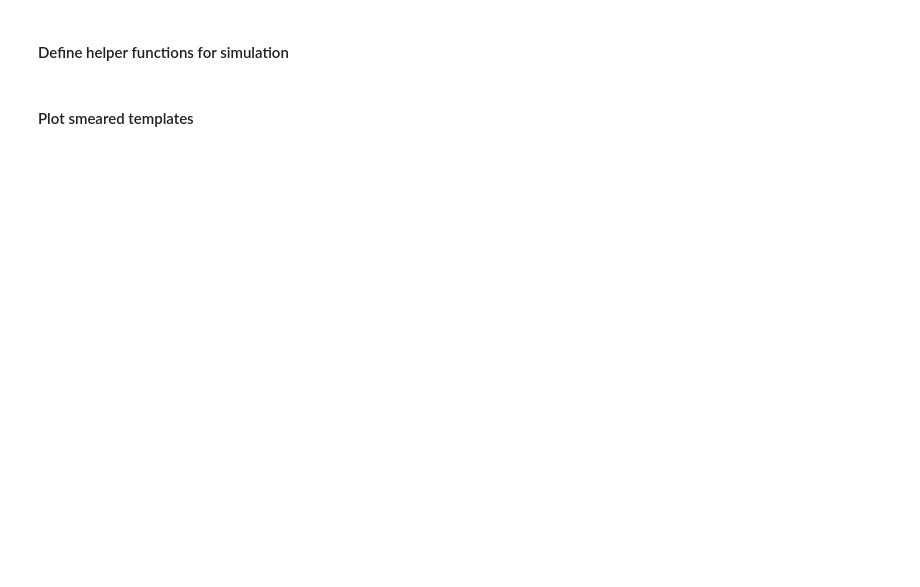
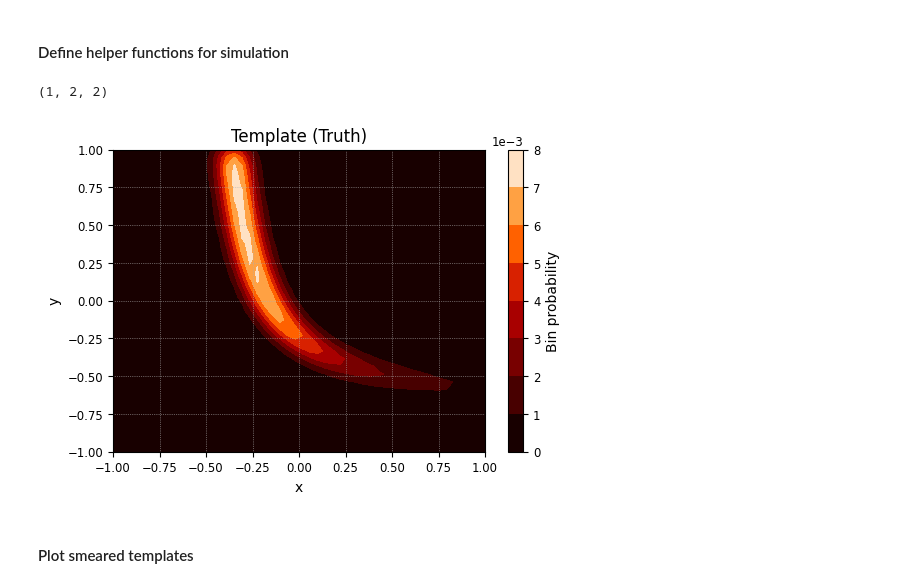
Before and after one commit to ssclafani949/DNNCascade, a Jupyter notebook: notebooks/pdf_construction/asymmetric_uncertainty_contours.ipynb, the cells around one changed output. Cells and saved outputs as stored; diff of their text form; code cells hidden in the pictures; blank space fills up the shorter version.

```diff
--- a/notebooks/pdf_construction/asymmetric_uncertainty_contours.ipynb
+++ b/notebooks/pdf_construction/asymmetric_uncertainty_contours.ipynb
@@ -26,6 +26,8 @@ import histlite as hl
 import healpy
 import pickle
 import socket
+from numpy.random import SeedSequence, default_rng
 healpy.disable_warnings()
 plt.rc('figure', facecolor = 'w')
 plt.rc('figure', dpi=100)
+drng = default_rng()
@@ -38,7 +44,7 @@ host_name = socket.gethostname()
 
 if 'cobalt' in host_name:
     print('Working on Cobalts')
-    plot_dir = '/home/mhuennefeld/public_html/analyses/DNNCascade/plots/pdf_construction/asymmetric_uncertainty_contours'
+    plot_dir = './plotdir'
 
 else:
     raise ValueError('Unknown host:', host_name)
@@ -80,8 +88,8 @@ from copy import deepcopy
 cfg_circularized = {
     'bin_dims': (50, 40),
     'n_background': 10000,
-    'cov_true': np.array([[0.02, 0.], [0., 0.08]]),  # true uncertainty contours
-    'cov_rec': np.array([[0.05, 0.], [0., 0.05]]),  # assumed uncertainty contours
+    'cov_true': (((1, 0.), (0., 0.02))),  # true uncertainty contours
+    'cov_rec':  (((0.05, 0.), (0., 0.05))),  # assumed uncertainty contours
 }
 cfg_perfect = deepcopy(cfg_circularized)
 cfg_perfect['cov_rec'] = cfg_perfect['cov_true']
@@ -89,8 +97,8 @@ cfg_perfect['cov_rec'] = cfg_perfect['cov_true']
 cfg_coverage = {
     'bin_dims': (50, 40),
     'n_background': 10000,
-    'cov_true': np.array([[0.05, 0.], [0., 0.05]]),  # true uncertainty contours
-    'cov_rec': np.array([[0.05, 0.], [0., 0.05]]),  # assumed uncertainty contours
+    'cov_true': (((0.05, 0.), (0., 0.05))),  # true uncertainty contours
+    'cov_rec': (((0.05, 0.), (0., 0.05))),  # assumed uncertainty contours
 }
 
 cfg_dict = {
@@ -152,9 +169,9 @@ def multivariate_gaussian(pos, mu, cov):
     return np.exp(-fac / 2) / N
 
 
-def get_coordinates(cfg):
-    x = np.linspace(-1, 1, cfg['bin_dims'][0])
-    y = np.linspace(-1, 1, cfg['bin_dims'][1])
+def get_coordinates(bin_dims):
+    x = np.linspace(-1, 1, bin_dims[0])
+    y = np.linspace(-1, 1, bin_dims[1])
 
     X, Y = np.meshgrid(x, y)
 
@@ -167,21 +184,21 @@ def get_coordinates(cfg):
     return X, Y, X_flat, Y_flat
 
 
-def idx_to_coordinates(x_idx, y_idx, cfg):
-    x_mids = np.linspace(-1, 1, cfg['bin_dims'][0])
-    y_mids = np.linspace(-1, 1, cfg['bin_dims'][1])
+def idx_to_coordinates(x_idx, y_idx, bin_dims):
+    x_mids = np.linspace(-1, 1, bin_dims[0])
+    y_mids = np.linspace(-1, 1, bin_dims[1])
 
     x = x_mids[np.atleast_1d(x_idx)]
     y = y_mids[np.atleast_1d(y_idx)]
     return np.array((x, y)).T
 
-def flat_idx_to_coordinates(flat_idx, cfg):
-    x_idx, y_idx = np.unravel_index(flat_idx, shape=cfg['bin_dims'])
-    return idx_to_coordinates(x_idx=x_idx, y_idx=y_idx, cfg=cfg)
+def flat_idx_to_coordinates(flat_idx, bin_dims):
+    x_idx, y_idx = np.unravel_index(flat_idx, shape=bin_dims)
+    return idx_to_coordinates(x_idx=x_idx, y_idx=y_idx, bin_dims=bin_dims)
 
-def coordinates_to_idx(x, y, cfg):
-    x_mids = np.linspace(-1, 1, cfg['bin_dims'][0])
-    y_mids = np.linspace(-1, 1, cfg['bin_dims'][1])
+def coordinates_to_idx(x, y, bin_dims):
+    x_mids = np.linspace(-1, 1, bin_dims[0])
+    y_mids = np.linspace(-1, 1, bin_dims[1])
 
     x_diff = np.diff(x_mids)[0]
     y_diff = np.diff(y_mids)[0]
@@ -215,11 +232,11 @@ def coordinates_to_idx(x, y, cfg):
 
     # compute flattened index
     idx_flat = np.atleast_1d(np.zeros_like(x, dtype=int) - 1)
-    idx_flat[mask_inbound] = np.ravel_multi_index((x_idx[mask_inbound], y_idx[mask_inbound]), dims=cfg['bin_dims'])
+    idx_flat[mask_inbound] = np.ravel_multi_index((x_idx[mask_inbound], y_idx[mask_inbound]), dims=bin_dims)
 
     return x_idx, y_idx, idx_flat
 
-def get_template_from_gaussians(mu, cov, cfg):
+def get_template_from_gaussians(mu, cov, bin_dims):
     """Get template from multivariate Gaussian distributions
 
     Assumes x-y-plane is centered around 0 with extent -1 to 1
@@ -244,17 +261,17 @@ def get_template_from_gaussians(mu, cov, cfg):
         The template PDF.
         Shape: [bin_dims_x, bin_dims_y]
     """
-    X, Y, X_flat, Y_flat = get_coordinates(cfg)
+    X, Y, X_flat, Y_flat = get_coordinates(bin_dims)
 
     # Shape: [n_bins, 1, 2]
-    pos = np.empty((np.product(cfg['bin_dims']), 1, 2))
+    pos = np.empty((np.product(bin_dims), 1, 2))
     pos[:, 0, 0] = X_flat
     pos[:, 0, 1] = Y_flat
 
     Z_flat = multivariate_gaussian(pos, mu=mu, cov=cov)
 
     # shape: [n_bins_x, n_bins_y, n_models]
-    Z = np.reshape(Z_flat, (*cfg['bin_dims'], len(mu)))
+    Z = np.reshape(Z_flat, (*bin_dims, len(mu)))
 
     # shape: [n_bins_x, n_bins_y]
     Z = np.sum(Z, axis=-1)
@@ -264,9 +281,7 @@ def get_template_from_gaussians(mu, cov, cfg):
 
     return Z
 
-
-def get_smeared_template(template, cov, cfg, normalize=True):
-
+def get_smeared_template(template, cov, bin_dims, normalize=True):
     # make sure cov has correct shape
     # shape: [1, 2, 2]
     cov = np.asarray(cov)
@@ -277,7 +292,7 @@ def get_smeared_template(template, cov, cfg, normalize=True):
     unc_kernel = get_template_from_gaussians(
         mu=np.array([[0, 0]]),
         cov=cov,
-        cfg=cfg,
+        bin_dims=bin_dims,
     )
     smeared_template = signal.convolve(template, unc_kernel, mode='same')
     if normalize:
@@ -315,12 +330,10 @@ def plot_trial(template, cfg, **kwargs):
     return plot_template(template=template, cfg=cfg, cb_label='Number of Events', **kwargs)
 
 
-def inject_events(cfg, n_sig, template, smearing='template', seed=None):
+def inject_events(cfg, n_sig, template, smearing='template', rng=drng):
 
     if smearing not in ['template', 'event']:
         raise ValueError(smearing)
-
-    rng = np.random.RandomState(seed)
 
     assert template.shape == cfg['bin_dims'], (cfg['bin_dims'], template.shape)
 
@@ -335,7 +348,7 @@ def inject_events(cfg, n_sig, template, smearing='template', seed=None):
     # sample locations according to template
     if smearing == 'template':
         # convolve template with true uncertainty
-        template_smeared = get_smeared_template(template, cov=cfg['cov_true'], cfg=cfg)
+        template_smeared = get_smeared_template(template, cov=cfg['cov_true'], bin_dims=cfg['bin_dims'])
         template = template_smeared
 
     template_flat = np.reshape(template, (-1))
@@ -346,7 +359,7 @@ def inject_events(cfg, n_sig, template, smearing='template', seed=None):
 
         # True event locations
         # Shape: [N_events, 2]
-        event_pos_true = flat_idx_to_coordinates(sig_idx, cfg)
+        event_pos_true = flat_idx_to_coordinates(sig_idx, cfg['bin_dims'])
 
         # smear locations
         event_pos_reco = []
@@ -355,7 +368,7 @@ def inject_events(cfg, n_sig, template, smearing='template', seed=None):
         event_pos_reco = np.array(event_pos_reco)
 
         # figure out which bin idx this belongs to
-        _, _, sig_idx_smeared = coordinates_to_idx(x=event_pos_reco[:, 0], y=event_pos_reco[:, 1], cfg=cfg)
+        _, _, sig_idx_smeared = coordinates_to_idx(x=event_pos_reco[:, 0], y=event_pos_reco[:, 1], bin_dims=cfg['bin_dims'])
 
         # only add those that are in bounds
         sig_idx_smeared = sig_idx_smeared[sig_idx_smeared >= 0]
@@ -365,36 +378,40 @@ def inject_events(cfg, n_sig, template, smearing='template', seed=None):
 
     sig_idx, sig_counts = np.unique(sig_idx, return_counts=True)
 
     sig_inj = np.zeros_like(bkg)
     sig_inj_flat = np.reshape(sig_inj, (-1))
     sig_inj_flat[sig_idx] += sig_counts
     sig_inj = np.reshape(sig_inj_flat, cfg['bin_dims'])
 
     trial = bkg + sig_inj
 
     return trial, bkg, sig_inj
 
 # ---------------
 # Define Template
 # ---------------
 # calculate points of Gauss centers along function
-x = np.linspace(-0.5, 0.5, 100)
+x = np.linspace(-1, 1, 100)
 y = 0.5*(x*2+1.5)**(-1) - .5
-mu = np.array([y, x]).T # flip x and y to be more elongated in y
+# y = x**2-0.5
+mu = np.array([y,x]).T # flip x and y to be more elongated in y
 if False:
     fix, ax = plt.subplots()
     ax.plot(y, x)
     ax.set_xlim(-1, 1)
     ax.set_ylim(-1, 1)
 cov = np.diag([0.005, 0.005])[np.newaxis]
 print(cov.shape)
-template = get_template_from_gaussians(mu, cov, cfg=cfg_circularized)
+template = get_template_from_gaussians(mu, cov, bin_dims=cfg_circularized['bin_dims'])
 
 fig, ax = plot_template(template, cfg=cfg_circularized)
 ax.set_title('Template (Truth)')
 fig.savefig('{}/template.png'.format(plot_dir))
 
 # ---------------
+# %% [output]
+(1, 2, 2)
+[figure, added]
 # %% [markdown]
 #### Plot smeared templates
 # %%
```
Also changed, not shown: parts of 17 cells of this notebook.
